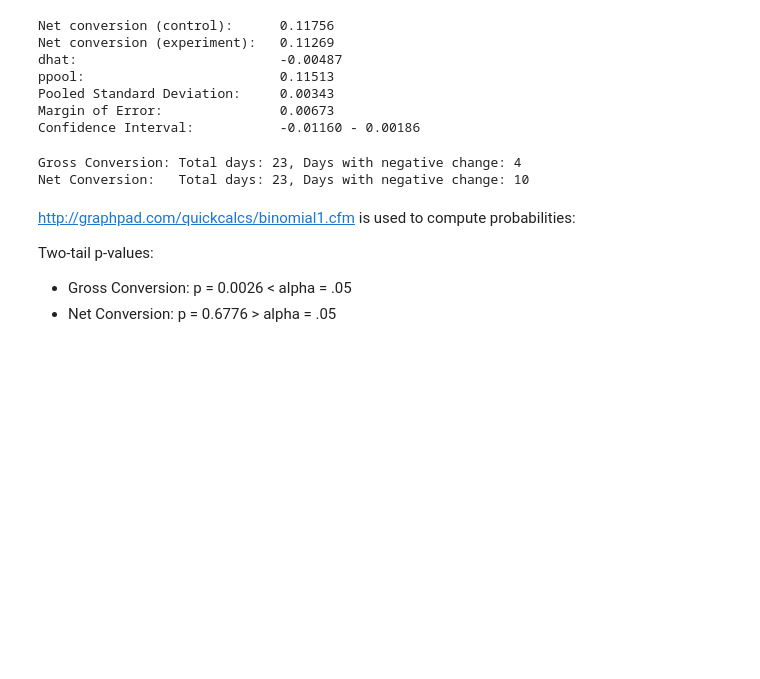
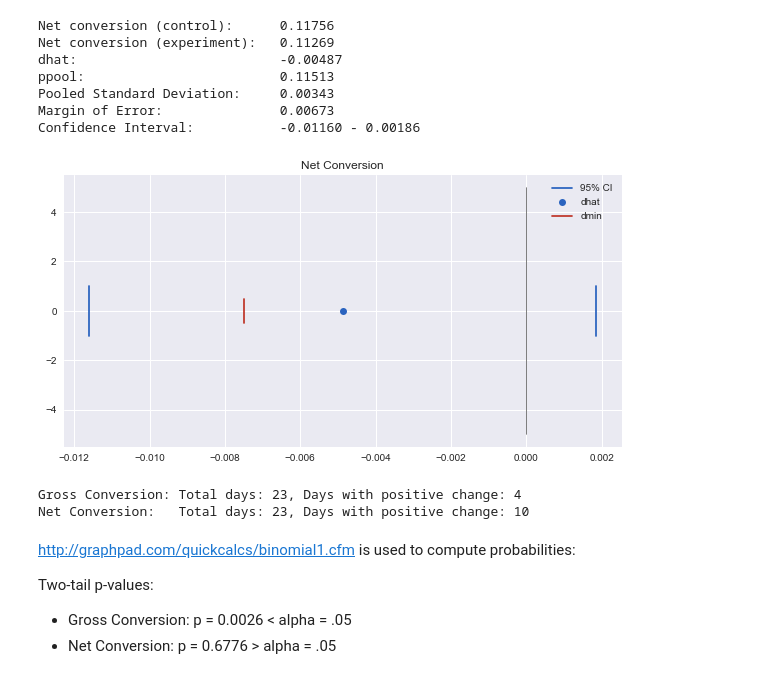
Before and after one commit to petetheat/DAND_Udacity, a Jupyter notebook: P7/P7 AB Testing.ipynb, the cells around one changed output. Cells and saved outputs as stored; diff of their text form; code cells hidden in the pictures; blank space fills up the shorter version.

```diff
--- a/P7/P7 AB Testing.ipynb
+++ b/P7/P7 AB Testing.ipynb
@@ -300,22 +315,34 @@ ppool:                         0.11513
 Pooled Standard Deviation:     0.00343
 Margin of Error:               0.00673
 Confidence Interval:           -0.01160 - 0.00186
+# %%
+plt.figure(figsize=(10,5))
+plt.plot([dhat_NC-m, dhat_NC-m], [-1,1], color='#2a63bf')
+plt.plot([dhat_NC], [0], 'o', color='#2a63bf')
+plt.plot([-0.0075, -0.0075], [-.5,.5], color='#bf362a')
+plt.plot([0, 0], [-5, 5], color='black', linewidth=.5)
+plt.plot([dhat_NC+m, dhat_NC+m], [-1,1], color='#2a63bf')
+plt.legend(['95% CI', 'dhat', 'dmin'])
+plt.title('Net Conversion')
+plt.savefig('net_conv.png')
+# %% [output]
+[figure, added]
 # %%
 # Sign Test
 
-GC = dfCont.Enrollments / dfCont.Clicks - dfExp.Enrollments / dfExp.Clicks
-NC = dfCont.Payments / dfCont.Clicks - dfExp.Payments / dfExp.Clicks
+GC = dfExp.Enrollments / dfExp.Clicks - dfCont.Enrollments / dfCont.Clicks
+NC = dfExp.Payments / dfExp.Clicks - dfCont.Payments / dfCont.Clicks
 
-GCneg = len(GC[GC < 0])
-NCneg = len(NC[NC < 0])
+GCpos = len(GC[GC > 0])
+NCpos = len(NC[NC > 0])
 GClen = sum(~GC.isnull())
 NClen = sum(~NC.isnull())
 
-print("Gross Conversion: Total days: {:.0f}, Days with negative change: {:.0f}".format(GClen, GCneg))
-print("Net Conversion:   Total days: {:.0f}, Days with negative change: {:.0f}".format(NClen, NCneg))
+print("Gross Conversion: Total days: {:.0f}, Days with positive change: {:.0f}".format(GClen, GCpos))
+print("Net Conversion:   Total days: {:.0f}, Days with positive change: {:.0f}".format(NClen, NCpos))
 # %% [output]
-Gross Conversion: Total days: 23, Days with negative change: 4
-Net Conversion:   Total days: 23, Days with negative change: 10
+Gross Conversion: Total days: 23, Days with positive change: 4
+Net Conversion:   Total days: 23, Days with positive change: 10
 # %% [markdown]
 http://graphpad.com/quickcalcs/binomial1.cfm is used to compute probabilities:
 
```
Also changed, not shown: parts of 2 cells of this notebook, 4 other files.
